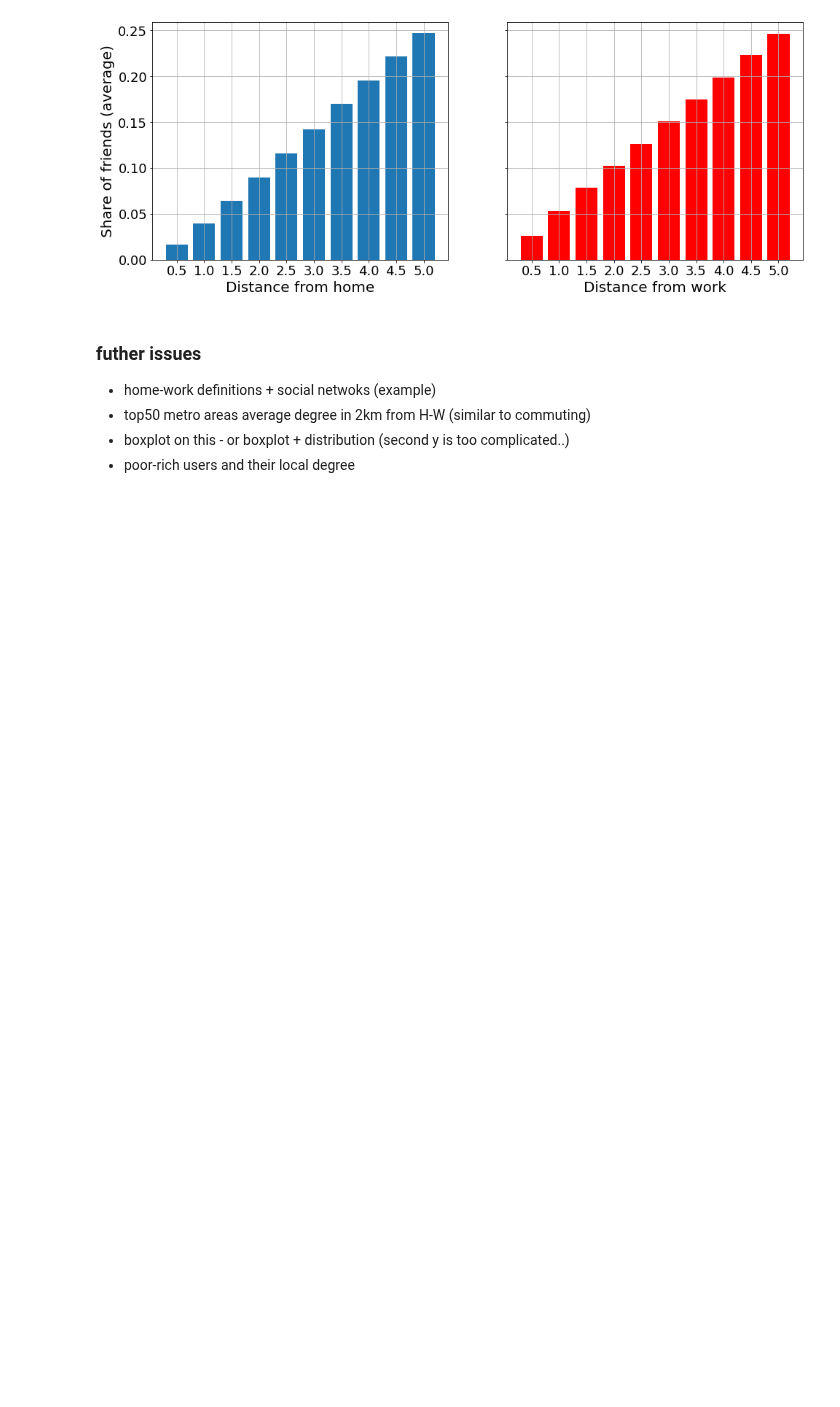
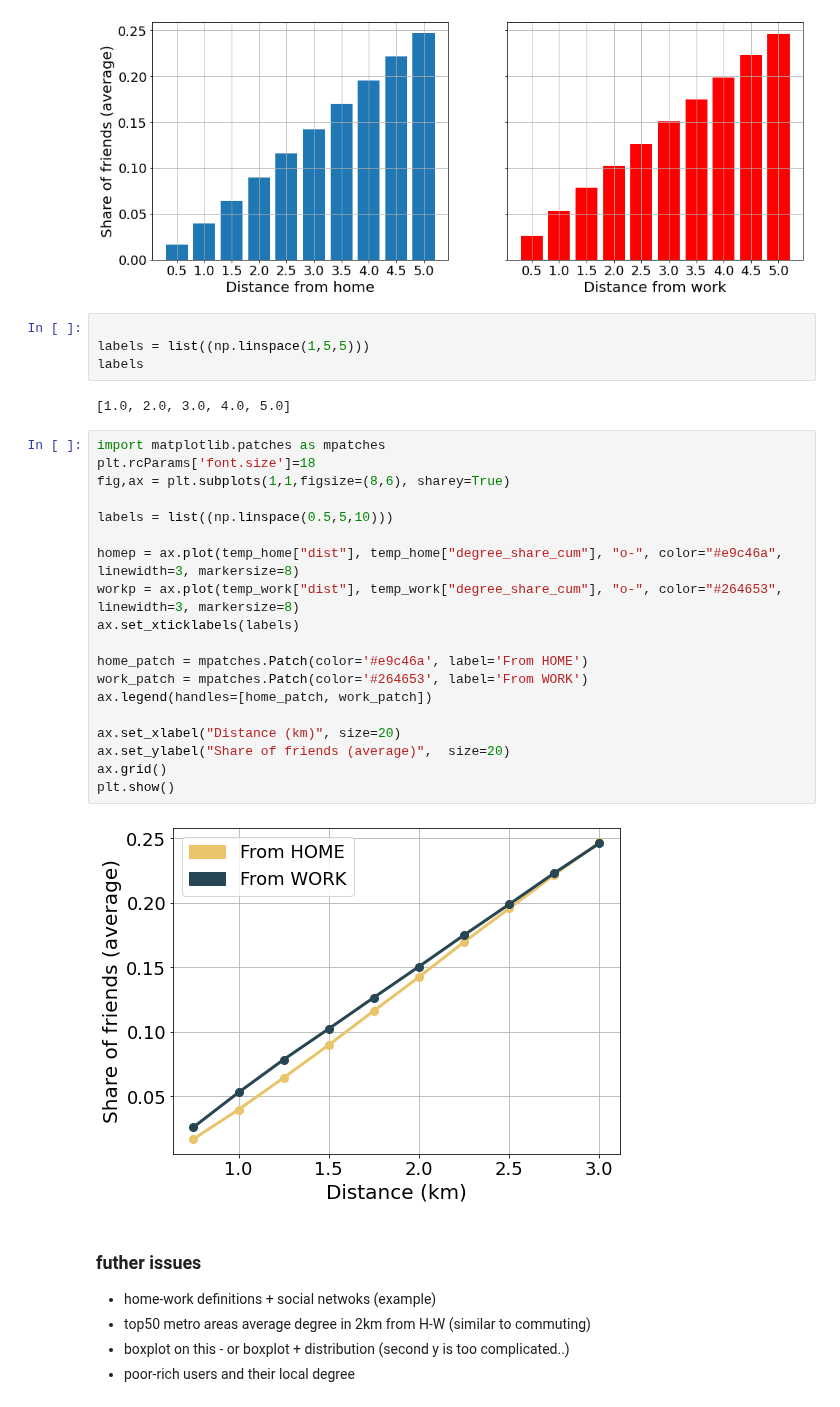
Before and after one commit to sandorjuhasz/ties-around-home, a Jupyter notebook: scripts/degree_home_work.ipynb, the cells around one changed output. Cells and saved outputs as stored; diff of their text form; blank space fills up the shorter version.

Commit message:
degree --newplot

```diff
--- a/scripts/degree_home_work.ipynb
+++ b/scripts/degree_home_work.ipynb
@@ -187,6 +188,33 @@ ax[1].set_xlabel("Distance from work", size=20)
 plt.show()
 # %% [output]
 [figure]
+# %%
+
+labels = list((np.linspace(1,5,5)))
+labels
+# %% [output]
+[1.0, 2.0, 3.0, 4.0, 5.0]
+# %%
+import matplotlib.patches as mpatches
+plt.rcParams['font.size']=18
+fig,ax = plt.subplots(1,1,figsize=(8,6), sharey=True)
+
+labels = list((np.linspace(0.5,5,10)))
+
+homep = ax.plot(temp_home["dist"], temp_home["degree_share_cum"], "o-", color="#e9c46a", linewidth=3, markersize=8)
+workp = ax.plot(temp_work["dist"], temp_work["degree_share_cum"], "o-", color="#264653", linewidth=3, markersize=8)
+ax.set_xticklabels(labels)
+
+home_patch = mpatches.Patch(color='#e9c46a', label='From HOME')
+work_patch = mpatches.Patch(color='#264653', label='From WORK')
+ax.legend(handles=[home_patch, work_patch])
+
+ax.set_xlabel("Distance (km)", size=20)
+ax.set_ylabel("Share of friends (average)",  size=20)
+ax.grid()
+plt.show()
+# %% [output]
+[figure, added]
 # %% [markdown]
 ### futher issues
 * home-work definitions + social netwoks (example)
```
Also changed, not shown: parts of 1 cell of this notebook.
